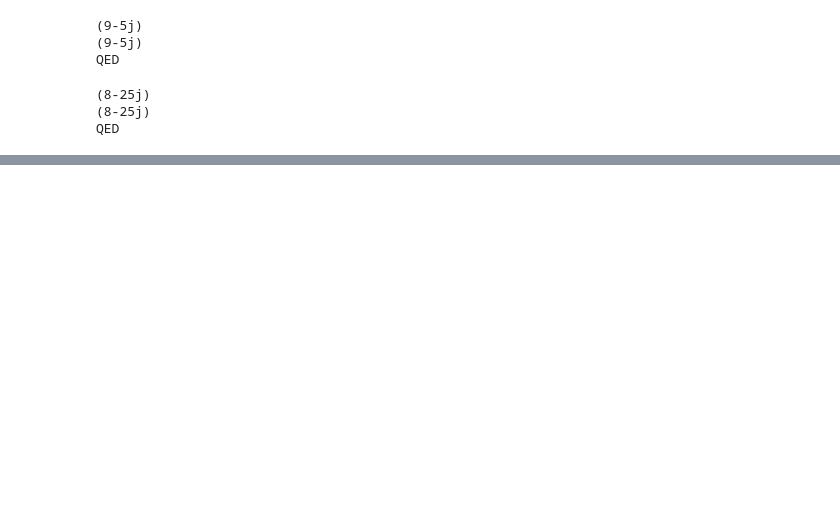
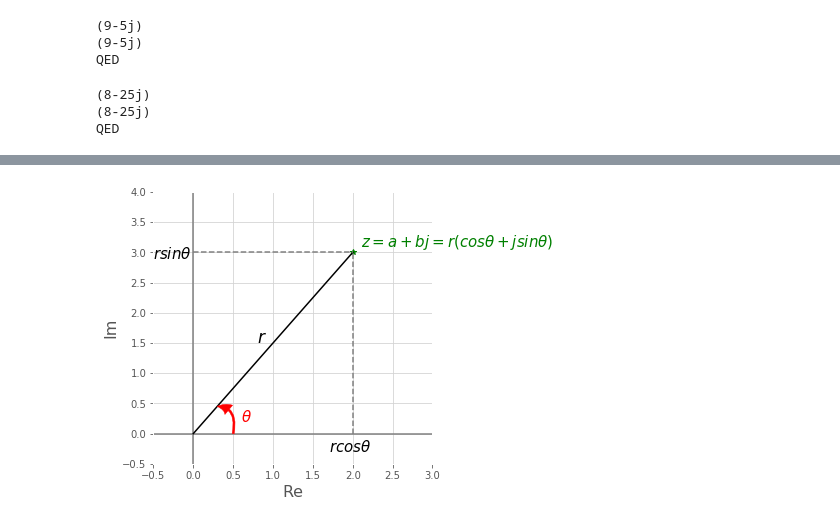
Before and after one commit to TomohiroSakaguchi/LinerAlgebra, a Jupyter notebook: Chap_1_vector/Complex_plane.ipynb, the cells around one changed output, grey strips where cells are left out. Saved outputs shown, nothing was run; the diff lists cells and outputs as text; code cells hidden in the pictures; blank space fills up the shorter version.

```diff
--- a/Chap_1_vector/Complex_plane.ipynb
+++ b/Chap_1_vector/Complex_plane.ipynb
@@ -99,0 +163,29 @@ QED
+# %%
+import matplotlib.patches as patches
+
+# FigureとAxes
+fig = plt.figure(figsize = (5, 5))
+ax = fig.add_subplot(111,facecolor='none',alpha = 1)
+coordinate(ax, [-0.5, 3], [-0.5, 4])
+
+z = 2+3j
+ax.plot(real_z,imag_z,'g*',real_z_var,imag_z_var,'bo')
+ax.text(real_z+0.1,imag_z+0.1, r"$z=a+bj =r(cos \theta+jsin\theta)$", color = "green", size = 15)
+
+ax.plot([0,2], [0, 3], color = "black")
+ax.plot([2,2], [0, 3], ls = "--", color = "gray")
+ax.plot([0,2], [3, 3], ls = "--", color = "gray")
+ax.text(real_z-0.3,-0.3, r"$rcos \theta$", color = "black", size = 15)
+ax.text(-0.5,imag_z-0.1, r"$rsin\theta$", color = "black", size = 15)
+ax.text(real_z/2-0.2,imag_z/2, "$r$", color = "black", size = 17)
+
+
+#偏角の矢印書き入れ
+arrow_dict = dict(width = 2,connectionstyle = "angle3,angleA = 80, angleB = 0", color = "red")
+ax.annotate("", xy = (0.3, 0.3*(3/2)), size = 10, xytext = (0.5, 0),
+            color = "red", arrowprops = arrow_dict)
+
+ax.text(0.6, 0.2, r"$\theta$", color = "red", size = 15)
+plt.show()
+# %% [output]
+[figure, added]
```
Also changed, not shown: parts of 11 cells of this notebook.
